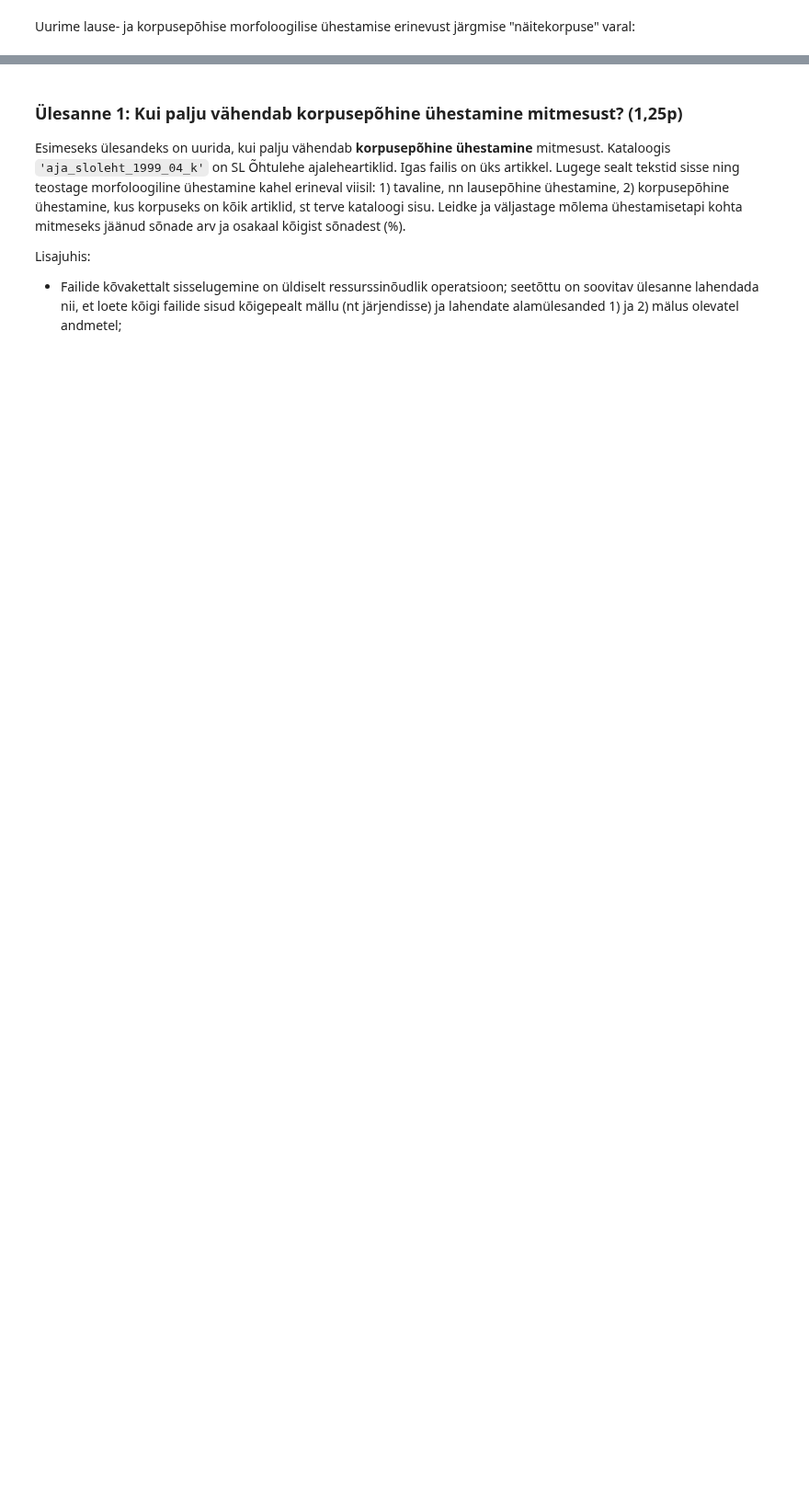
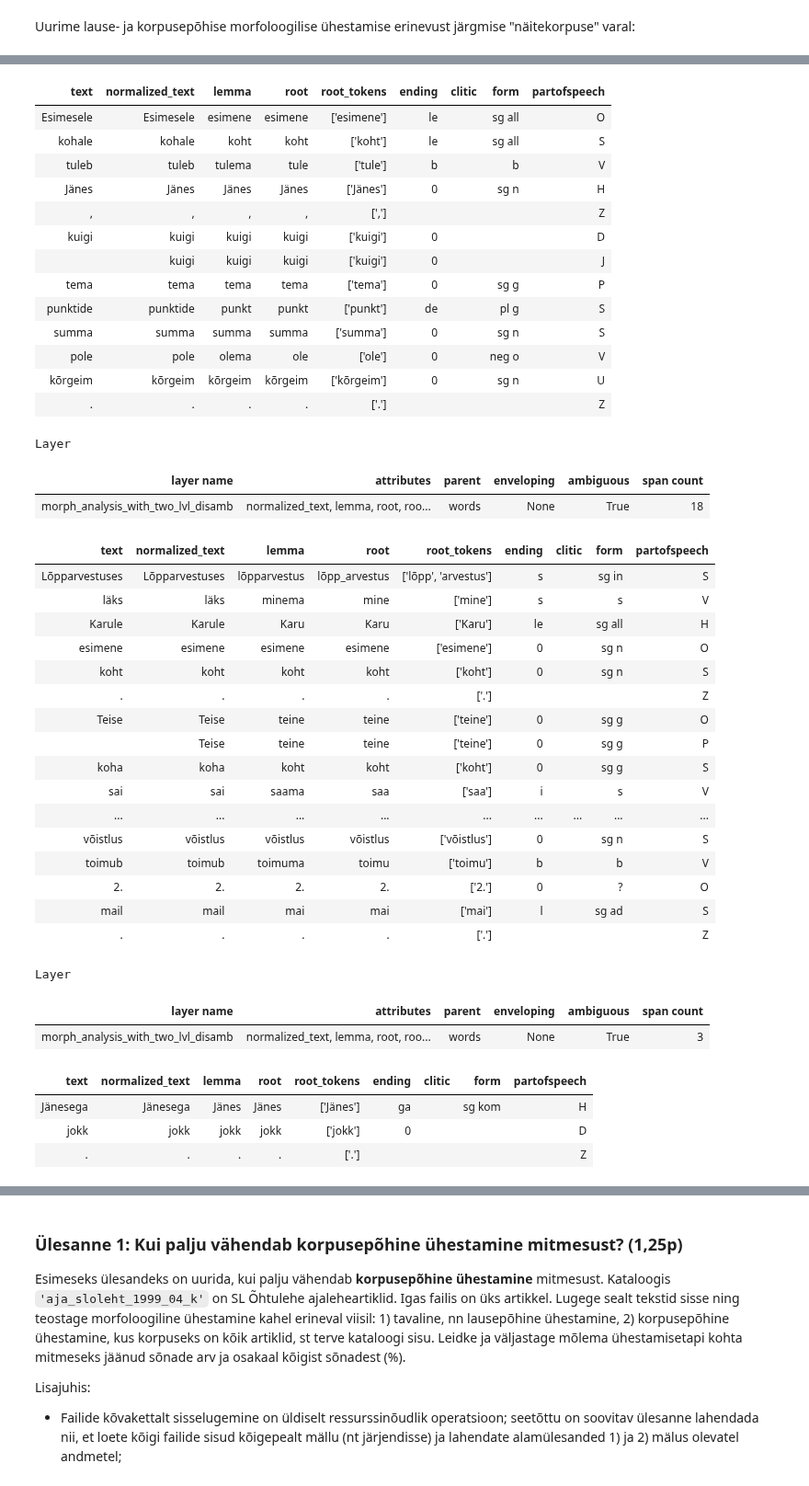
Before and after one commit to d009/EstNLP, a Jupyter notebook: Praktikum3/Praktikum_3.ipynb, the cells around one changed output, grey strips where cells are left out. Shown at 92% size. Drawn from its saved outputs; the diff is of its cells as text; code cells hidden in the pictures; blank space fills up the shorter version.

```diff
--- a/Praktikum3/Praktikum_3.ipynb
+++ b/Praktikum3/Praktikum_3.ipynb
@@ -121,0 +177,16 @@ Korpusepõhise ühestamise teooriat kirjeldab [see artikkel](https://www.etis.ee
+# %%
+two_lvl_corpus = [['Esimesele kohale tuleb Jänes, kuigi tema punktide summa pole kõrgeim.',
+                   'Lõpparvestuses läks Karule esimene koht. Teise koha sai seekord Jänes. '
+                   'Uus võistlus toimub 2. mail.',
+                   'Jänesega jokk.'],
+                  ['Karu paistis silma suurima punktide summaga. Uue võistluse toimumisajaks '
+                   'on 2. mai.',
+                   'Karu ja Jänes jäävad ootama 2. maid.']]
+# %%
+# Valmistame tekstid ühestamiseks ette
+nested_corpus = []
+for articles in two_lvl_corpus:
+    article_texts = []
+    for t in articles:
+        article_texts.append( Text(t).tag_layer(['words','sentences']) )
+    nested_corpus.append(article_texts)  # lisame korpusse ühe artikli Text-objektid järjendina
@@ -121,0 +202,5 @@ Korpusepõhise ühestamise teooriat kirjeldab [see artikkel](https://www.etis.ee
+# %%
+for article in nested_corpus:
+    for article_text in article:
+        display(article_text.morph_analysis_with_two_lvl_disamb)
+# %% [output]
@@ -121,0 +210,41 @@ Korpusepõhise ühestamise teooriat kirjeldab [see artikkel](https://www.etis.ee
+| text | normalized_text | lemma | root | root_tokens | ending | clitic | form | partofspeech |
+| Esimesele | Esimesele | esimene | esimene | ['esimene'] | le |  | sg all | O |
+| kohale | kohale | koht | koht | ['koht'] | le |  | sg all | S |
+| tuleb | tuleb | tulema | tule | ['tule'] | b |  | b | V |
+| Jänes | Jänes | Jänes | Jänes | ['Jänes'] | 0 |  | sg n | H |
+| , | , | , | , | [','] |  |  |  | Z |
+| kuigi | kuigi | kuigi | kuigi | ['kuigi'] | 0 |  |  | D |
+|  | kuigi | kuigi | kuigi | ['kuigi'] | 0 |  |  | J |
+| tema | tema | tema | tema | ['tema'] | 0 |  | sg g | P |
+| punktide | punktide | punkt | punkt | ['punkt'] | de |  | pl g | S |
+| summa | summa | summa | summa | ['summa'] | 0 |  | sg n | S |
+| pole | pole | olema | ole | ['ole'] | 0 |  | neg o | V |
+| kõrgeim | kõrgeim | kõrgeim | kõrgeim | ['kõrgeim'] | 0 |  | sg n | U |
+| . | . | . | . | ['.'] |  |  |  | Z |
+Layer
+| layer name | attributes | parent | enveloping | ambiguous | span count |
+| morph_analysis_with_two_lvl_disamb | normalized_text, lemma, root, roo... | words | None | True | 18 |
+| text | normalized_text | lemma | root | root_tokens | ending | clitic | form | partofspeech |
+| Lõpparvestuses | Lõpparvestuses | lõpparvestus | lõpp_arvestus | ['lõpp', 'arvestus'] | s |  | sg in | S |
+| läks | läks | minema | mine | ['mine'] | s |  | s | V |
+| Karule | Karule | Karu | Karu | ['Karu'] | le |  | sg all | H |
+| esimene | esimene | esimene | esimene | ['esimene'] | 0 |  | sg n | O |
+| koht | koht | koht | koht | ['koht'] | 0 |  | sg n | S |
+| . | . | . | . | ['.'] |  |  |  | Z |
+| Teise | Teise | teine | teine | ['teine'] | 0 |  | sg g | O |
+|  | Teise | teine | teine | ['teine'] | 0 |  | sg g | P |
+| koha | koha | koht | koht | ['koht'] | 0 |  | sg g | S |
+| sai | sai | saama | saa | ['saa'] | i |  | s | V |
+| ... | ... | ... | ... | ... | ... | ... | ... | ... |
+| võistlus | võistlus | võistlus | võistlus | ['võistlus'] | 0 |  | sg n | S |
+| toimub | toimub | toimuma | toimu | ['toimu'] | b |  | b | V |
+| 2. | 2. | 2. | 2. | ['2.'] | 0 |  | ? | O |
+| mail | mail | mai | mai | ['mai'] | l |  | sg ad | S |
+| . | . | . | . | ['.'] |  |  |  | Z |
+Layer
+| layer name | attributes | parent | enveloping | ambiguous | span count |
+| morph_analysis_with_two_lvl_disamb | normalized_text, lemma, root, roo... | words | None | True | 3 |
+| text | normalized_text | lemma | root | root_tokens | ending | clitic | form | partofspeech |
+| Jänesega | Jänesega | Jänes | Jänes | ['Jänes'] | ga |  | sg kom | H |
+| jokk | jokk | jokk | jokk | ['jokk'] | 0 |  |  | D |
+| . | . | . | . | ['.'] |  |  |  | Z |
```
Also changed, not shown: parts of 105 cells of this notebook.
